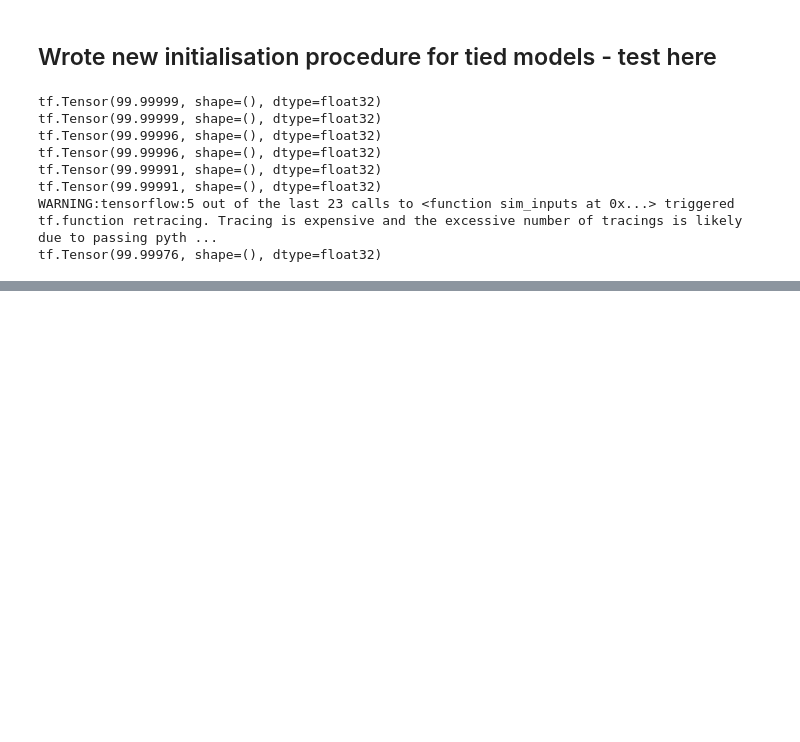
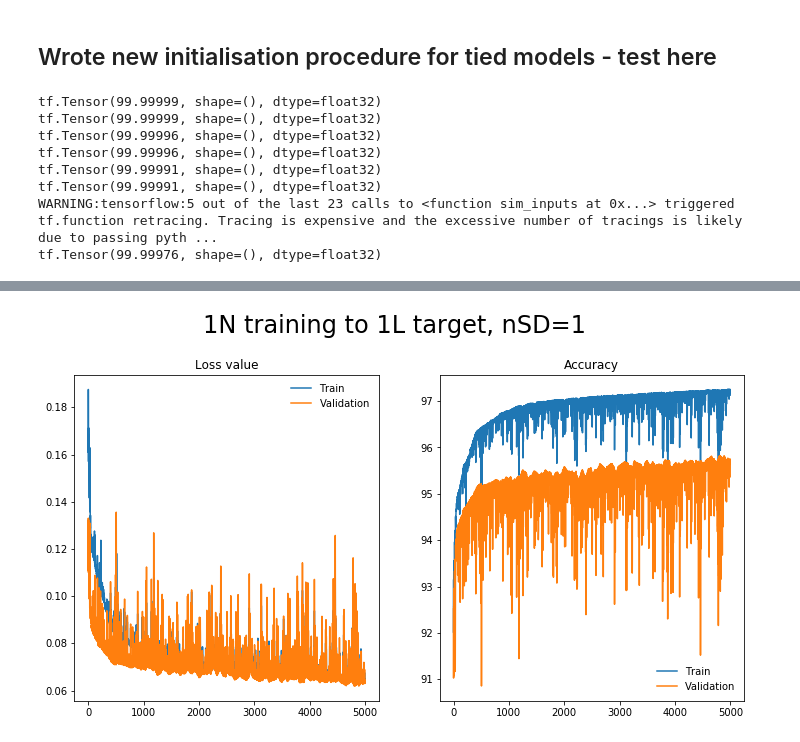
Before and after one commit to eap40/iib-neuro-proj, a Jupyter notebook: Notebooks/training_build3.ipynb, the cells around one changed output, grey strips where cells are left out. Saved outputs shown, nothing was run; the diff lists cells and outputs as text; code cells hidden in the pictures; blank space fills up the shorter version.

```diff
--- a/Notebooks/training_build3.ipynb
+++ b/Notebooks/training_build3.ipynb
@@ -1136,0 +937,18 @@ b
+# %%
+fig, ax = plt.subplots(nrows=1, ncols=2)
+fig.set_size_inches(12, 6)
+ax[0].plot(train_losses_1n, label='Train')
+ax[0].plot(val_losses_1n, label='Validation')
+ax[0].legend()
+ax[0].set_title("Loss value")
+
+ax[1].plot(get_accs(train_losses_1n, train_target), label='Train')
+ax[1].plot(get_accs(val_losses_1n, val_target), label='Validation')
+ax[1].legend()
+ax[1].set_title("Accuracy")
+# ax[1].set_ylim(0,101)
+
+fig.suptitle("1N training to 1L target, nSD=1 ", fontsize=24, y=1.02)
+plt.show()
+# %% [output]
+[figure, added]
```
Also changed, not shown: parts of 28 cells of this notebook.
